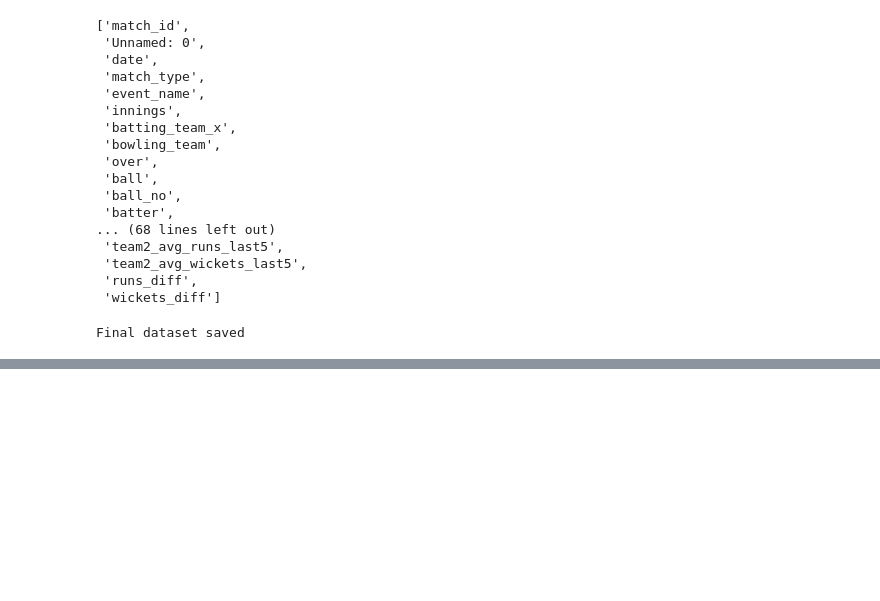
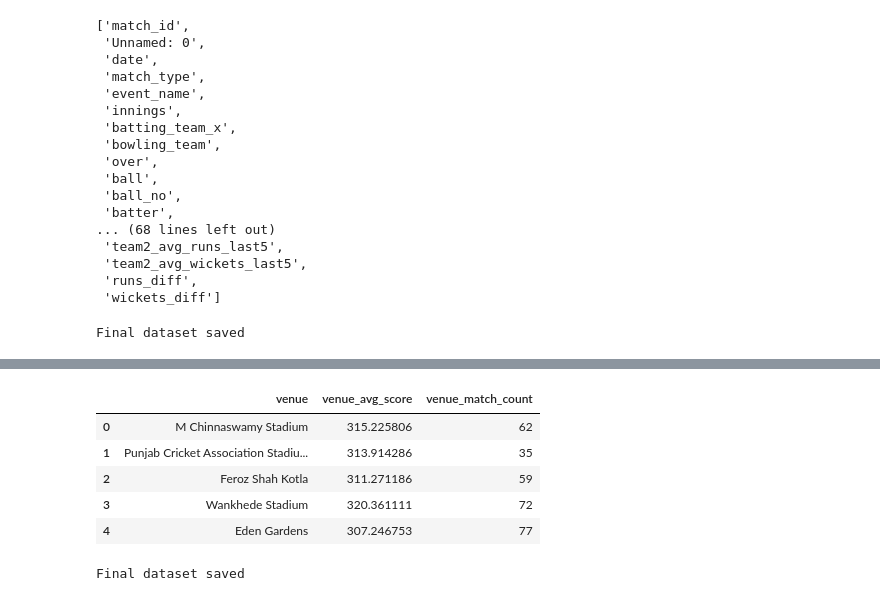
Before and after one commit to omxmishra/cricpredict-ipl-2026, a Jupyter notebook: notebooks/02_feature_engineering.ipynb, the cells around one changed output, grey strips where cells are left out. Saved outputs shown, nothing was run; the diff lists cells and outputs as text; code cells hidden in the pictures; blank space fills up the shorter version.

```diff
--- a/notebooks/02_feature_engineering.ipynb
+++ b/notebooks/02_feature_engineering.ipynb
@@ -1350,0 +1470,14 @@ Final dataset saved
+# %%
+venue_avg_score = (
+    venue_stats
+    .groupby('venue')['venue_runs']
+    .mean()
+    .reset_index()
+)
+
+venue_avg_score.columns = [
+    'venue',
+    'venue_avg_score'
+]
+
+venue_avg_score.head()
@@ -1350,0 +1491,9 @@ Final dataset saved
+# %%
+venue_match_count = (
+    venue_stats
+    .groupby('venue')
+    .size()
+    .reset_index(name='venue_match_count')
+)
+
+venue_match_count.head()
@@ -1350,0 +1507,36 @@ Final dataset saved
+# %%
+model_df = model_df.merge(
+    venue_avg_score,
+    on='venue',
+    how='left'
+)
+
+model_df = model_df.merge(
+    venue_match_count,
+    on='venue',
+    how='left'
+)
+
+model_df[
+    [
+        'venue',
+        'venue_avg_score',
+        'venue_match_count'
+    ]
+].head()
+# %% [output]
+|  | venue | venue_avg_score | venue_match_count |
+| 0 | M Chinnaswamy Stadium | 315.225806 | 62 |
+| 1 | Punjab Cricket Association Stadiu... | 313.914286 | 35 |
+| 2 | Feroz Shah Kotla | 311.271186 | 59 |
+| 3 | Wankhede Stadium | 320.361111 | 72 |
+| 4 | Eden Gardens | 307.246753 | 77 |
+# %%
+model_df.to_csv(
+    "../data/processed/final_model_df_v2.csv",
+    index=False
+)
+
+print("Final dataset saved")
+# %% [output]
+Final dataset saved
```
Also changed, not shown: parts of 8 cells of this notebook.
